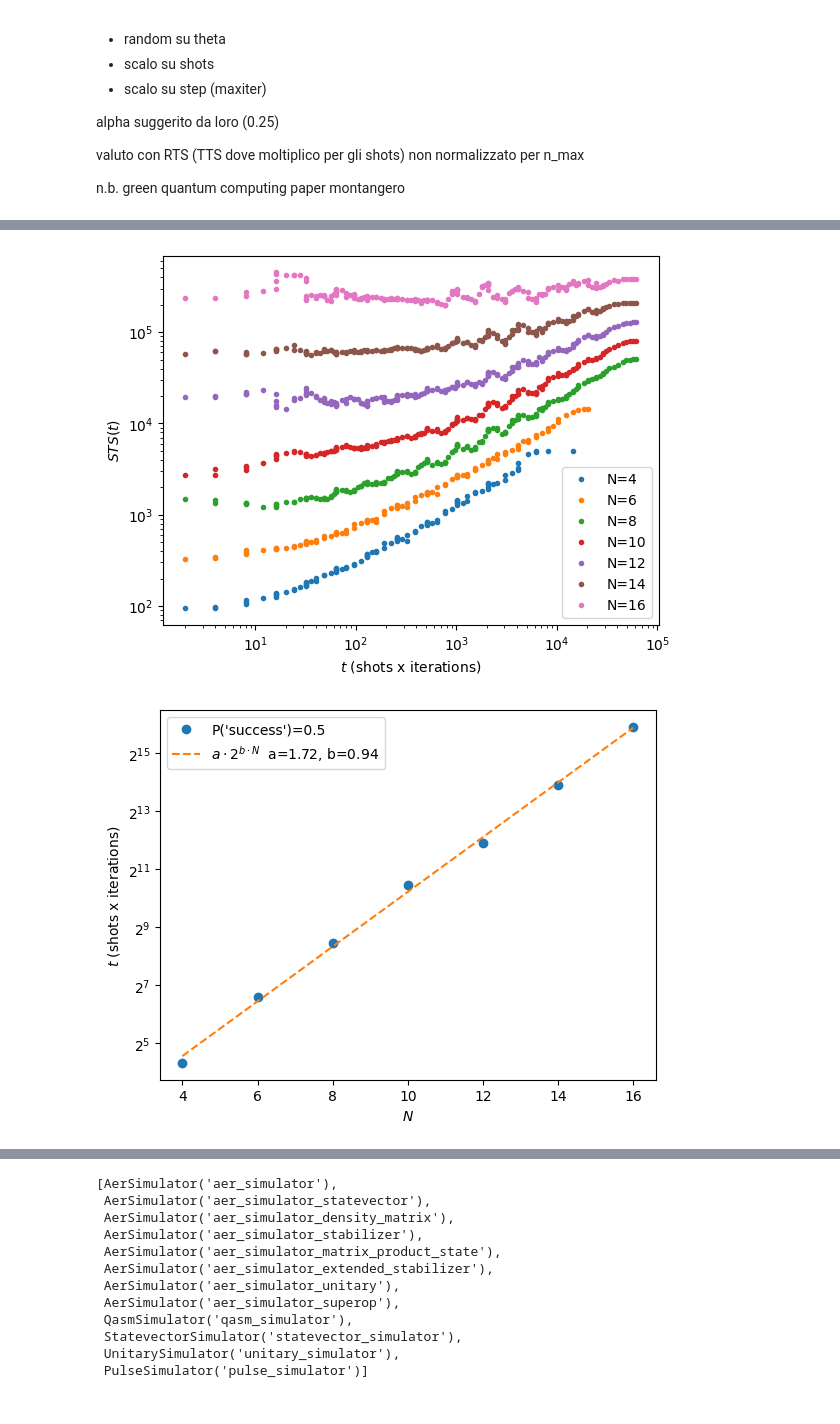
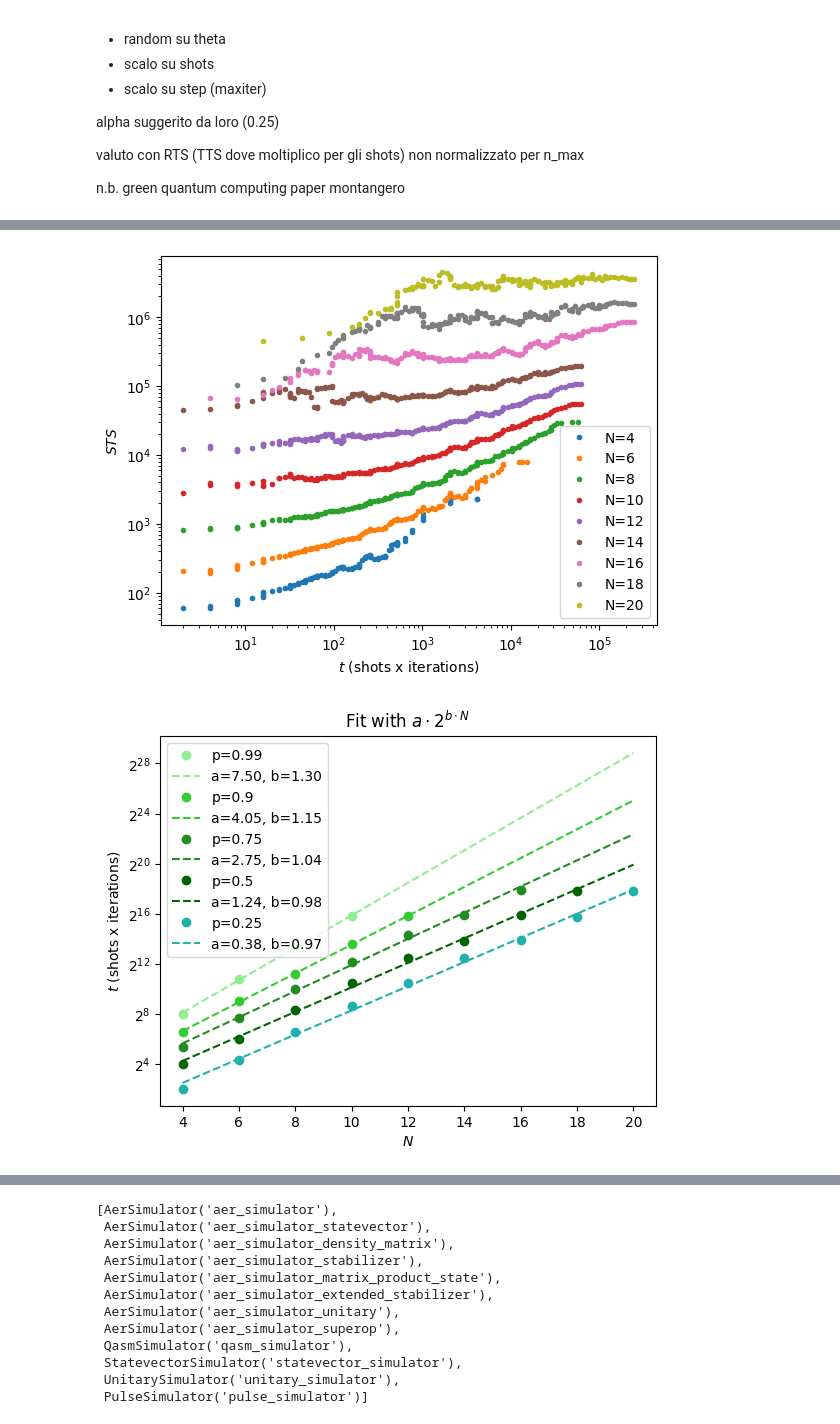
Before and after one commit to gscriva/cvar-opt, a Jupyter notebook: my_vqe.ipynb, the cells around one changed output, grey strips where cells are left out. Cells and saved outputs as stored; diff of their text form; code cells hidden in the pictures.

Commit message:
WIP: Exp scaling plot and exact eieigensolver
- add matplotlib to requirements.txt

```diff
--- a/my_vqe.ipynb
+++ b/my_vqe.ipynb
@@ -115,8 +117,10 @@ directory: results/N20/
 # %%
 for i, (p,t) in enumerate(zip(psucc, ts)):
-    if 4+i*2 > 14:
+    try:
         last_zero = np.argwhere(np.isclose(p, 0.))
-        print(f"N={4+i*2}, t={t[p==0.]}, shots={shots[i][p==0.]}, nfev={nfevs[i][p==0.]}")
+        print(f"N={4+i*2}, t={np.asarray(t)[np.asarray(p)==0.].max()}, shots={np.asarray(shots[i])[np.asarray(p)==0.].max()}, nfev={np.asarray(nfevs[i])[np.asarray(p)==0.].max()}")
+    except ValueError:
+        print(f"No zeros in succes probability for N={4+i*2}")
     p_t = np.vstack((t, p))
     p_t = p_t[:, np.argsort(p_t[0, :])]
     plt.plot(p_t[0], p_t[1], ".", label=f"N={4+i*2}")
@@ -125,5 +129,5 @@ for i, (p,t) in enumerate(zip(psucc, ts)):
     plt.xlabel(r"$t$ (shots x iterations)")
     plt.ylabel(r"$P$")
     plt.legend()
-    plt.savefig("p_t_n4-18.png")
+    #plt.savefig("p_t_n4-18.png")
 # %% [output]
@@ -194,14 +204,14 @@ for k, (p,s,nfev) in enumerate(zip(psucc, shots, nfevs)):
 # %%
-def compute_r(p_s, p_d=0.99):
+def compute_r(p, p_d=0.99):
     rt = np.log(1-p_d)
-    rt /= np.log(1-p_s)
+    rt /= np.log(1-p)
     return rt
 
 tts_list = []
 for p,t in zip(psucc, ts):
     p = np.asarray(p)
     t = np.asarray(t)
-    #print(p.shape,t.shape)
+    #print(p[:20],t.shape)
     mask =  p == 0.
     mask += p == 1. # mask += p == 1.
     #p[mask] = 0.00005
@@ -212,8 +222,8 @@ for p,t in zip(psucc, ts):
     tts_list.append(t*rt)
 # %%
 for i, (tts,t) in enumerate(zip(tts_list, ts)):
-    if 4+i*2 > 16:
-        continue
+    if 4+i*2 > 18:
+        pass#continue
     t = np.asarray(t)
     mask = np.asarray(psucc[i]) == 0.
     mask += np.asarray(psucc[i]) == 1. # mask += np.asarray(psucc[i]) == 1.
@@ -231,11 +241,11 @@ for i, (tts,t) in enumerate(zip(tts_list, ts)):
     #plt.xlim(1.5,50000)
     #plt.ylim(10000, 500000)
     plt.xlabel(r"$t$ (shots x iterations)")
-    plt.ylabel(r"$STS(t)$")
+    plt.ylabel(r"$STS$")
     plt.legend()
     plt.savefig("STS-t_roll8.png")
 # %% [output]
-[figure, old version]
+[figure, new version]
 # %%
 def fun_exp(x, a, b):
     return a*2**(b*x)
@@ -245,30 +255,36 @@ def fun_lin(x, a, b):
 # %%
 pt_all = []
 for i, (p,t) in enumerate(zip(psucc, ts)):
     p_t = np.vstack((t, p))
     p_t = p_t[:, np.argsort(p_t[0, :])]
     pt_all.append(p_t)
 
-min_psucc = 0.5
-step_size = []
-for i, pt in enumerate(pt_all):
-    mask = pt[1] >= min_psucc
-    if mask.sum() == 0:
-        continue
-    step_size.append(pt[0][mask][0])
+colors = ['lightgreen', 'limegreen', 'forestgreen', 'darkgreen','lightseagreen', 'cornflowerblue' , 'blue', 'navy']
+min_psucc_lst = [0.99, 0.9, 0.75, 0.5, 0.25]
+min_qubits = 4
+max_qubits = 20
+for min_psucc, color in zip(min_psucc_lst, colors):
+    step_size = []
+    for i, pt in enumerate(pt_all):
+        mask = pt[1] >= min_psucc
+        # check if the p is not reached
+        if mask.sum() == 0:
+            continue
+        step_size.append(pt[0][mask][0])
 
-x_axes = 4 + 2*np.arange(len(step_size))
+    x_axes = 4 + 2*np.arange(len(step_size))
 
-popt, _ = curve_fit(fun_lin, x_axes, np.log2(step_size))
-plt.plot(x_axes, step_size, "o", label=f"P('success')={min_psucc}")
-plt.plot(np.arange(4,17), fun_exp(np.arange(4,17), 2**popt[0], popt[1]), "--", label=r"$a \cdot 2^{b \cdot N}$" + f"  a={2**popt[0]:.2f}, b={popt[1]:.2f}")
+    popt, _ = curve_fit(fun_lin, x_axes, np.log2(step_size))
+    plt.plot(x_axes, step_size, "o", label=f"p={min_psucc}", color=color)
+    plt.plot(np.arange(min_qubits, max_qubits+1), fun_exp(np.arange(min_qubits, max_qubits+1), 2**popt[0], popt[1]), "--", label=f"a={2**popt[0]:.2f}, b={popt[1]:.2f}", color=color)
 
 plt.yscale('log', base=2)
 plt.ylabel(r"$t$ (shots x iterations)")
 plt.xlabel(r"$N$")
 
-plt.legend()
+plt.legend(loc="best")
+plt.title(r"Fit with $a \cdot 2^{b \cdot N}$")
 
-plt.savefig("minit-succ50.png")
+plt.savefig("t_succ.png")
 # %% [output]
-[figure, old version]
+[figure, new version]
```
Also changed, not shown: parts of 21 cells of this notebook, 1 other file.
